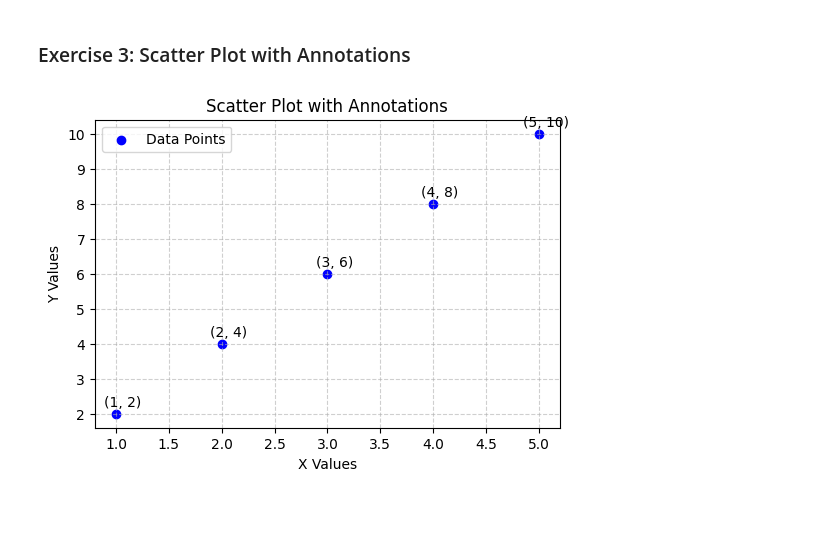
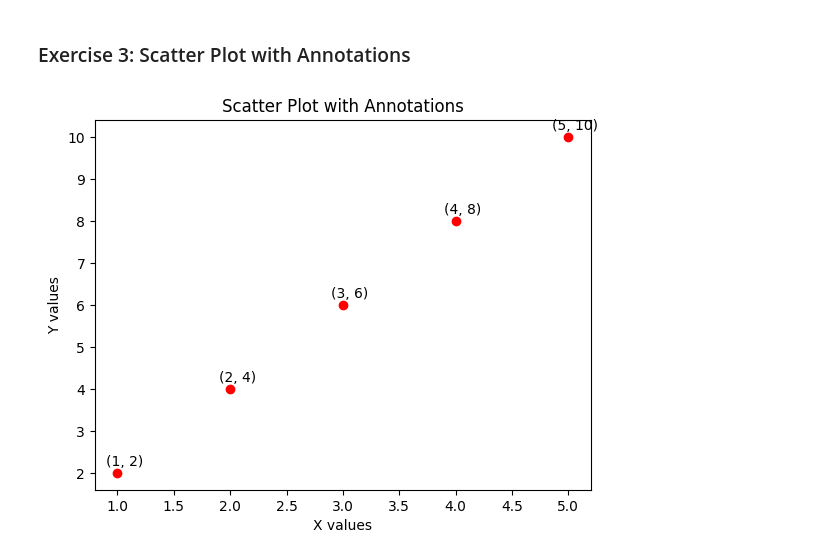
Before and after one commit to Zy-avik/python-jupyter-template, a Jupyter notebook: src/3-scatter-plot.ipynb, the cells around one changed output. Drawn from its saved outputs; the diff is of its cells as text; code cells hidden in the pictures; blank space fills up the shorter version.

```diff
--- a/src/3-scatter-plot.ipynb
+++ b/src/3-scatter-plot.ipynb
@@ -1,30 +1,27 @@
 # %% [markdown]
 ### Exercise 3: Scatter Plot with Annotations
 # %%
-# TASK: Create a scatter plot with x = [1, 2, 3, 4, 5] and y = [2, 4, 6, 8, 10].
-# Annotate each point with its (x, y) value, and set the title as 'Scatter Plot with Annotations'.
 import matplotlib.pyplot as plt
 
-# Data
 x = [1, 2, 3, 4, 5]
 y = [2, 4, 6, 8, 10]
 
+# Error handling
+if len(x) != len(y):
+    raise ValueError("x and y lists must have the same length.")
+
 # Create scatter plot
-plt.figure(figsize=(6, 4))
-plt.scatter(x, y, color='blue', marker='o', label='Data Points')
+plt.scatter(x, y, color='r')
 
-# Annotate each point
+# Add annotations
 for i in range(len(x)):
     plt.annotate(f"({x[i]}, {y[i]})", (x[i], y[i]), textcoords="offset points", xytext=(5,5), ha='center')
 
-# Customizing the plot
+# Customizations
+plt.xlabel("X values")
+plt.ylabel("Y values")
 plt.title("Scatter Plot with Annotations")
-plt.xlabel("X Values")
-plt.ylabel("Y Values")
-plt.legend()
-plt.grid(True, linestyle='--', alpha=0.6)
 
-# Show the plot
 plt.show()
 # %% [output]
-[figure, old version]
+[figure, new version]
```
Also changed, not shown: 5 other files.
